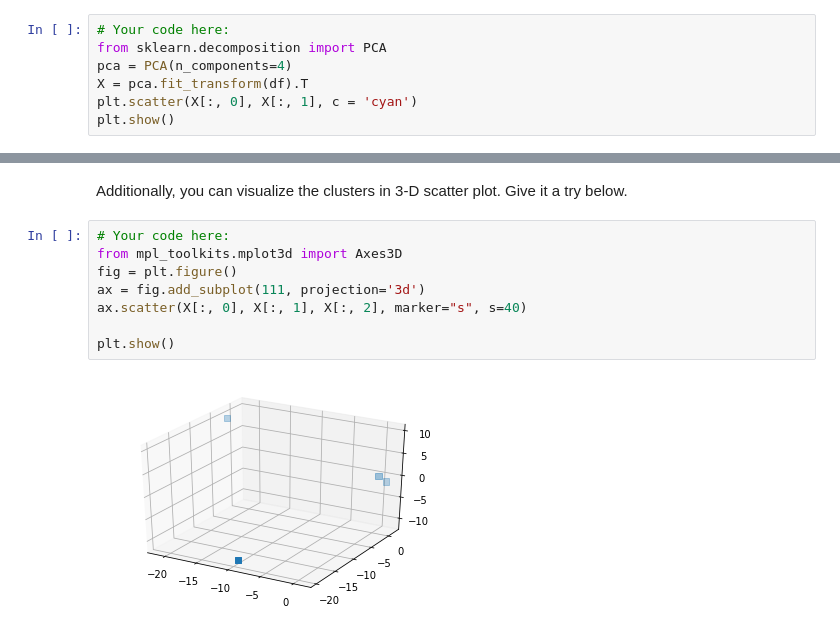
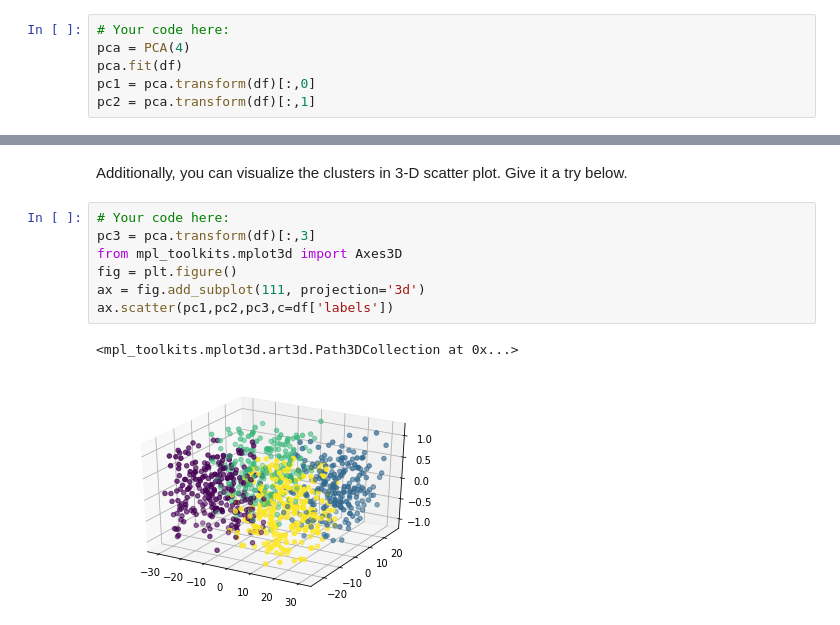
Before and after one commit to pgarcias01/Ironhack_DAFT, a Jupyter notebook: Labs/week8_remote/Unsupervised-Sklearn/your-code/main.ipynb, the cells around one changed output, grey strips where cells are left out. Cells and saved outputs as stored; diff of their text form.

```diff
--- a/Labs/week8_remote/Unsupervised-Sklearn/your-code/main.ipynb
+++ b/Labs/week8_remote/Unsupervised-Sklearn/your-code/main.ipynb
@@ -401,8 +403,7 @@ Additionally, add a comment to describe which columns have the largest differenc
 How did k-means cluster the data? You can obtain an intuitive view with a scatter plot. Generate a 2-d cluster plot below using `matplotlib`. You need to apply the PCA to be able to visualize your results effectivelly. Color the results by the labels of your k-means.
 # %%
 # Your code here:
-from sklearn.decomposition import PCA
-pca = PCA(n_components=4)
-X = pca.fit_transform(df).T
-plt.scatter(X[:, 0], X[:, 1], c = 'cyan')
-plt.show()
+pca = PCA(4)
+pca.fit(df)
+pc1 = pca.transform(df)[:,0]
+pc2 = pca.transform(df)[:,1]
@@ -412,11 +416,11 @@ plt.show()
 Additionally, you can visualize the clusters in 3-D scatter plot. Give it a try below.
 # %%
 # Your code here:
+pc3 = pca.transform(df)[:,3]
 from mpl_toolkits.mplot3d import Axes3D
 fig = plt.figure()
 ax = fig.add_subplot(111, projection='3d')
-ax.scatter(X[:, 0], X[:, 1], X[:, 2], marker="s", s=40)
-
-plt.show()
+ax.scatter(pc1,pc2,pc3,c=df['labels'])
 # %% [output]
+<mpl_toolkits.mplot3d.art3d.Path3DCollection at 0x...>
-[figure, old version]
+[figure, new version]
```
Also changed, not shown: parts of 6 cells of this notebook, 12 other files.
